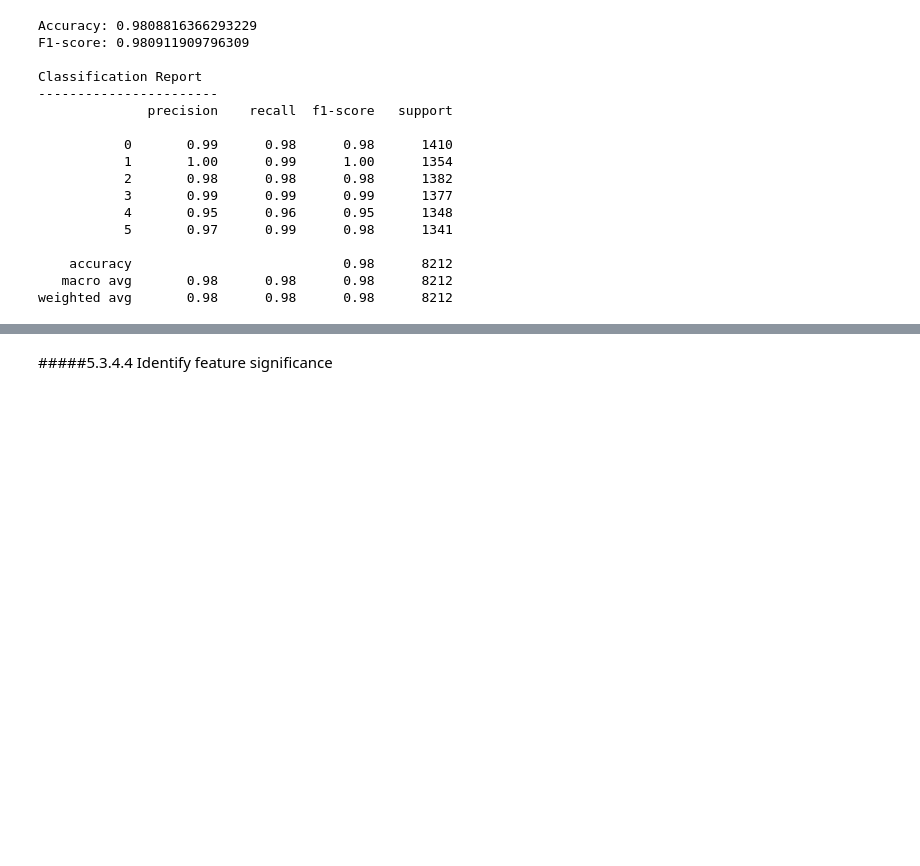
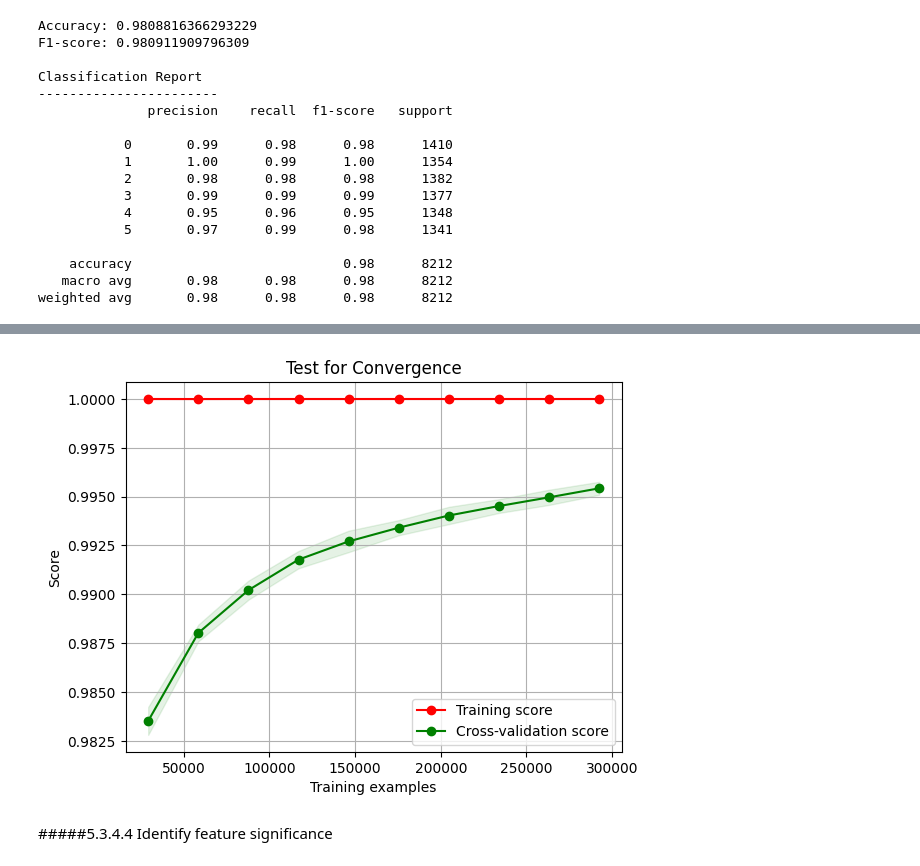
Before and after one commit to subodha1980/BU, a Jupyter notebook: activityDetection.ipynb, the cells around one changed output, grey strips where cells are left out. Saved outputs shown, nothing was run; the diff lists cells and outputs as text; code cells hidden in the pictures; blank space fills up the shorter version.

```diff
--- a/activityDetection.ipynb
+++ b/activityDetection.ipynb
@@ -685,3 +804,7 @@ optimalParamRF = {'max_depth': 20, 'min_samples_leaf': 1, 'min_samples_split': 2
+# %%
+convergenceTest(x_resampled, y_resampled, 0.2, RandomForestClassifier())
+# %% [output]
+[figure, added]
 # %% [markdown]
 #####5.3.4.4 Identify feature significance
 # %%
```
Also changed, not shown: parts of 22 cells of this notebook.
